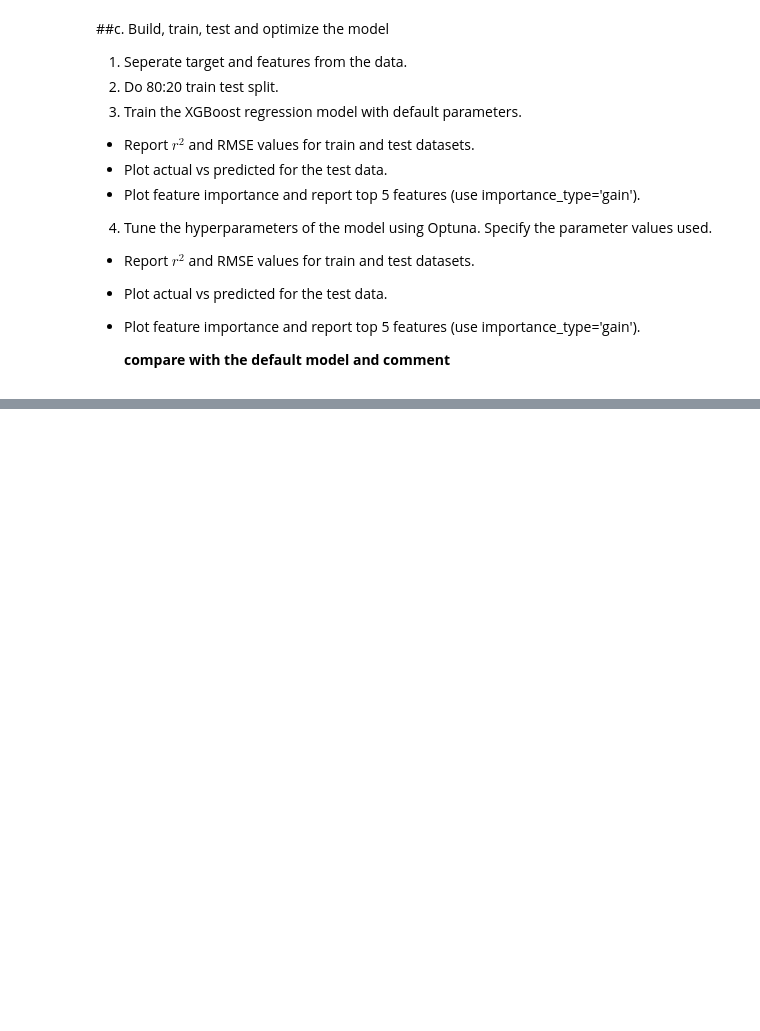
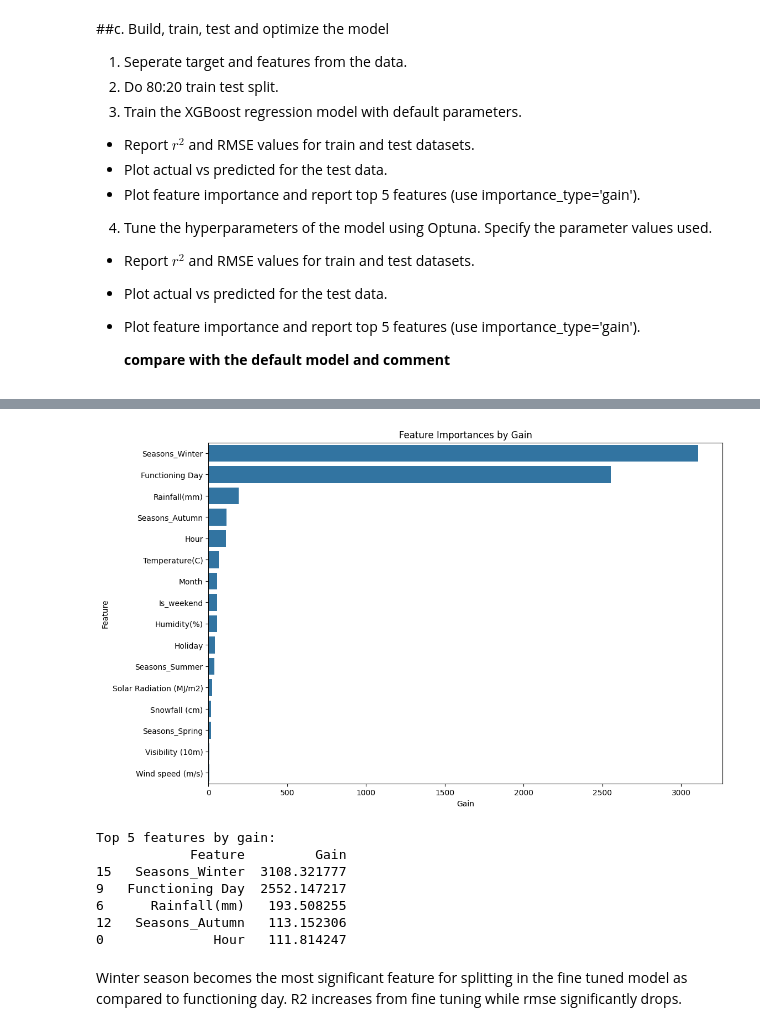
Before and after one commit to blackscreen-whitetext/AIDS, a Jupyter notebook: UMC301_Assignment_1b.ipynb, the cells around one changed output, grey strips where cells are left out. Drawn from its saved outputs; the diff is of its cells as text; code cells hidden in the pictures; blank space fills up the shorter version.

```diff
--- a/UMC301_Assignment_1b.ipynb
+++ b/UMC301_Assignment_1b.ipynb
@@ -581,0 +622,24 @@ from sklearn.metrics import mean_squared_error
+# %%
+importances = model.get_booster().get_score(importance_type='gain')
+importances_df = pd.DataFrame(list(importances.items()),
+columns=['Feature', 'Gain'])
+importances_df = importances_df.sort_values(by='Gain',
+ascending=False)
+plt.figure(figsize=(12, 8))
+sns.barplot(x='Gain', y='Feature', data=importances_df)
+plt.title('Feature Importances by Gain')
+plt.show()
+top_5_features = importances_df.head(5)
+print("Top 5 features by gain:")
+print(top_5_features)
+# %% [output]
+[figure, added]
+Top 5 features by gain:
+            Feature         Gain
+15   Seasons_Winter  3108.321777
+9   Functioning Day  2552.147217
+6      Rainfall(mm)   193.508255
+12   Seasons_Autumn   113.152306
+0              Hour   111.814247
+# %% [markdown]
+Winter season becomes the most significant feature for splitting in the fine tuned model as compared to functioning day. R2 increases from fine tuning while rmse significantly drops.
```
Also changed, not shown: parts of 26 cells of this notebook.
